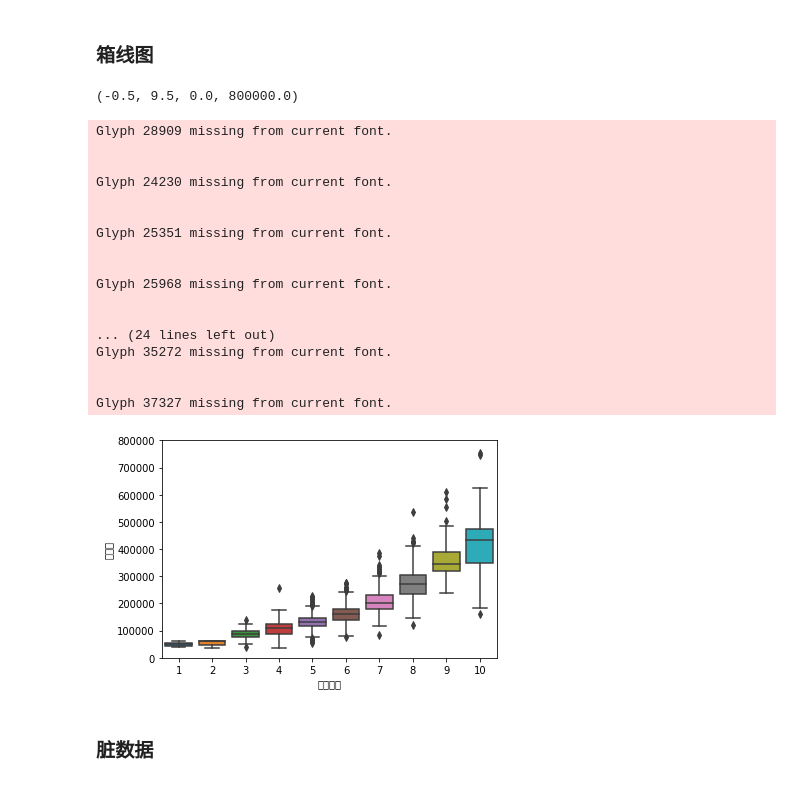
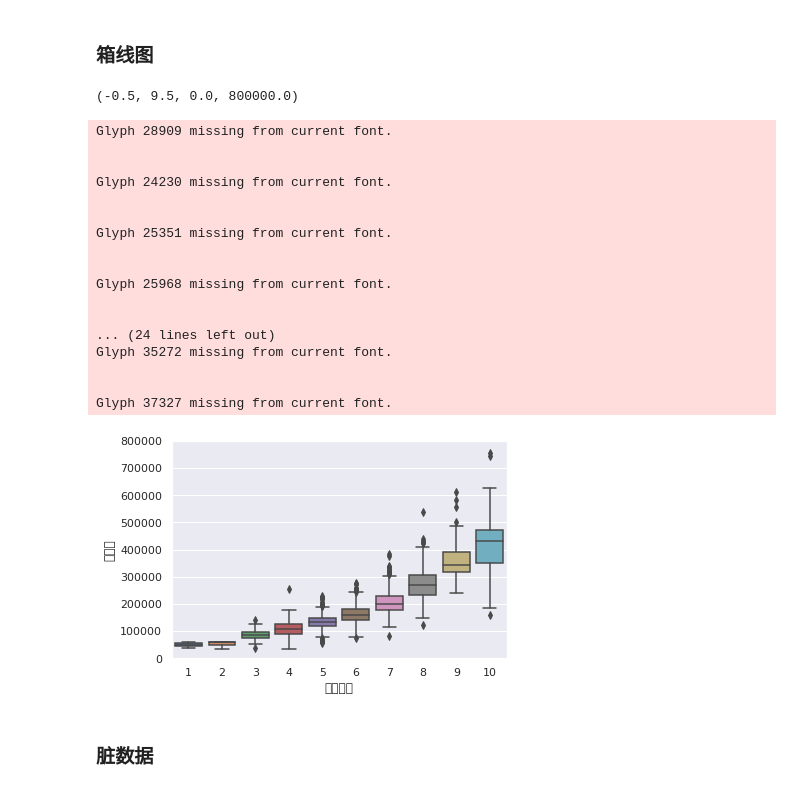
Before and after one commit to VLID/ML-StudyNotes, a Jupyter notebook: ML01_零基础实战机器学习.ipynb, the cells around one changed output. Drawn from its saved outputs; the diff is of its cells as text; code cells hidden in the pictures.

```diff
--- a/ML01_零基础实战机器学习.ipynb
+++ b/ML01_零基础实战机器学习.ipynb
@@ -13,6 +13,7 @@ for font in font_manager.fontManager.ttflist:
     print(font.name, '-', font.fname)
 # plt.rcParams['font.sans-serif']='Microsoft YaHei'
 print(matplotlib.matplotlib_fname())
+plt.rcParams['font.sans-serif']
 # %% [output]
 STIXSizeThreeSym - /usr/local/lib/python3.7/dist-packages/matplotlib/mpl-data/fonts/ttf/STIXSizThreeSymBol.ttf
 STIXGeneral - /usr/local/lib/python3.7/dist-packages/matplotlib/mpl-data/fonts/ttf/STIXGeneral.ttf
@@ -38,3 +57,8 @@ plt.rcParams['font.sans-serif']='Microsoft YaHei'
+# %%
+from matplotlib.font_manager import FontProperties
+import matplotlib.pyplot as plt
+
+myfont = FontProperties(fname=r'/content/msyh.ttf')
 # %%
 print(matplotlib.get_cachedir())
 # %% [output]
@@ -116,29 +145,32 @@ Glyph 37327 missing from current font.
 # %% [markdown]
 ### 箱线图
 # %%
+# sns.set(font=myfont.get_family())
+# sns.set_style("whitegrid",{"font.sans-serif":['Microsoft YaHei']})
+sns.set(font=myfont.get_name())
 data = pd.concat([df_ads['浏览量'],df_ads['热度指数']], axis=1)
 fig = sns.boxplot(x='热度指数',y='浏览量', data=data)
 fig.axis(ymin=0, ymax=800000)
 # %% [output]
 (-0.5, 9.5, 0.0, 800000.0)
 Glyph 28909 missing from current font.
 
 
 Glyph 24230 missing from current font.
 
 
 Glyph 25351 missing from current font.
 
 
 Glyph 25968 missing from current font.
 
 
 ... (24 lines left out)
 Glyph 35272 missing from current font.
 
 
 Glyph 37327 missing from current font.
-[figure, old version]
+[figure, new version]
 # %% [markdown]
 ### 脏数据
 # %%
```
Also changed, not shown: parts of 47 cells of this notebook.
